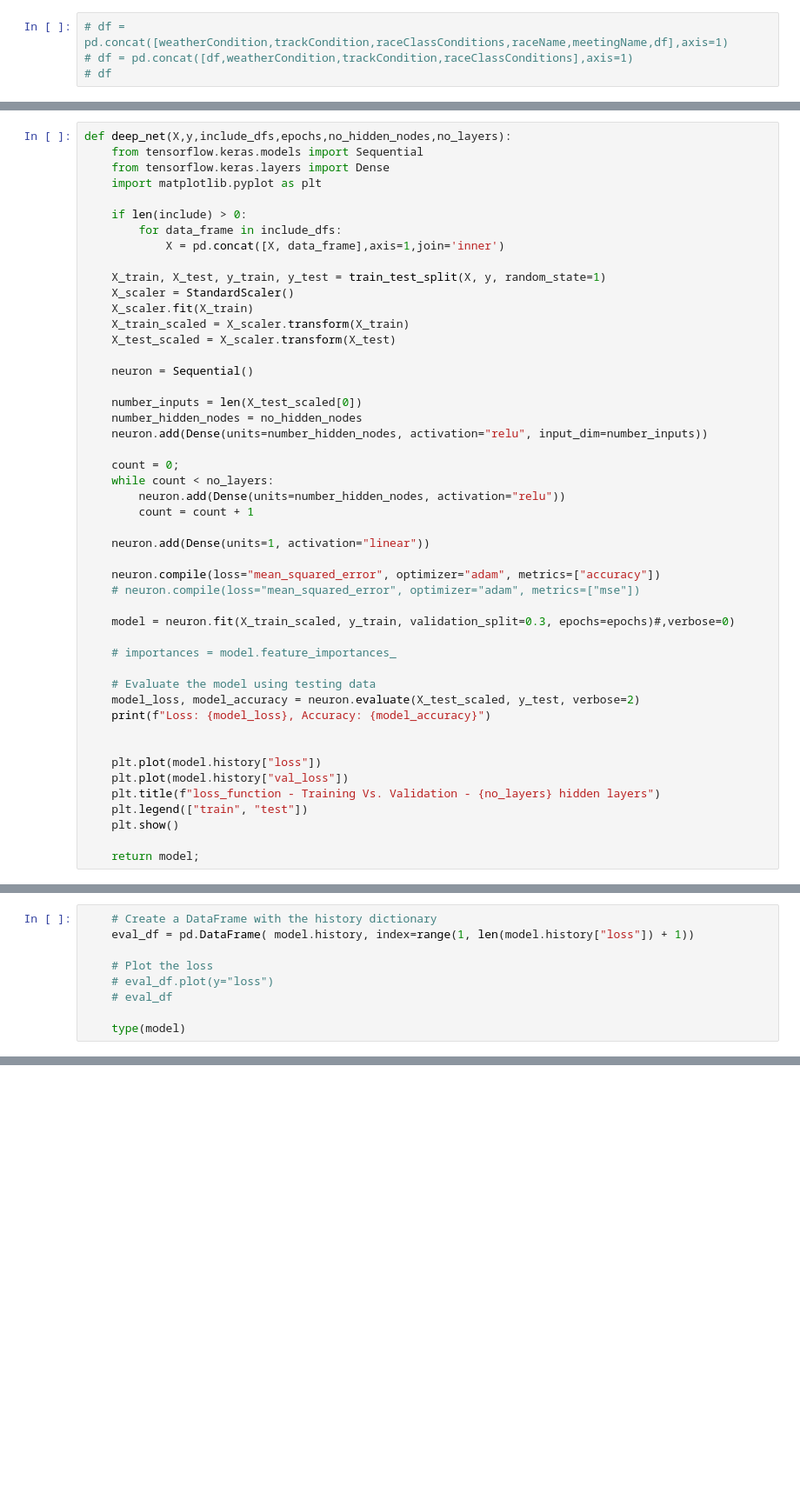
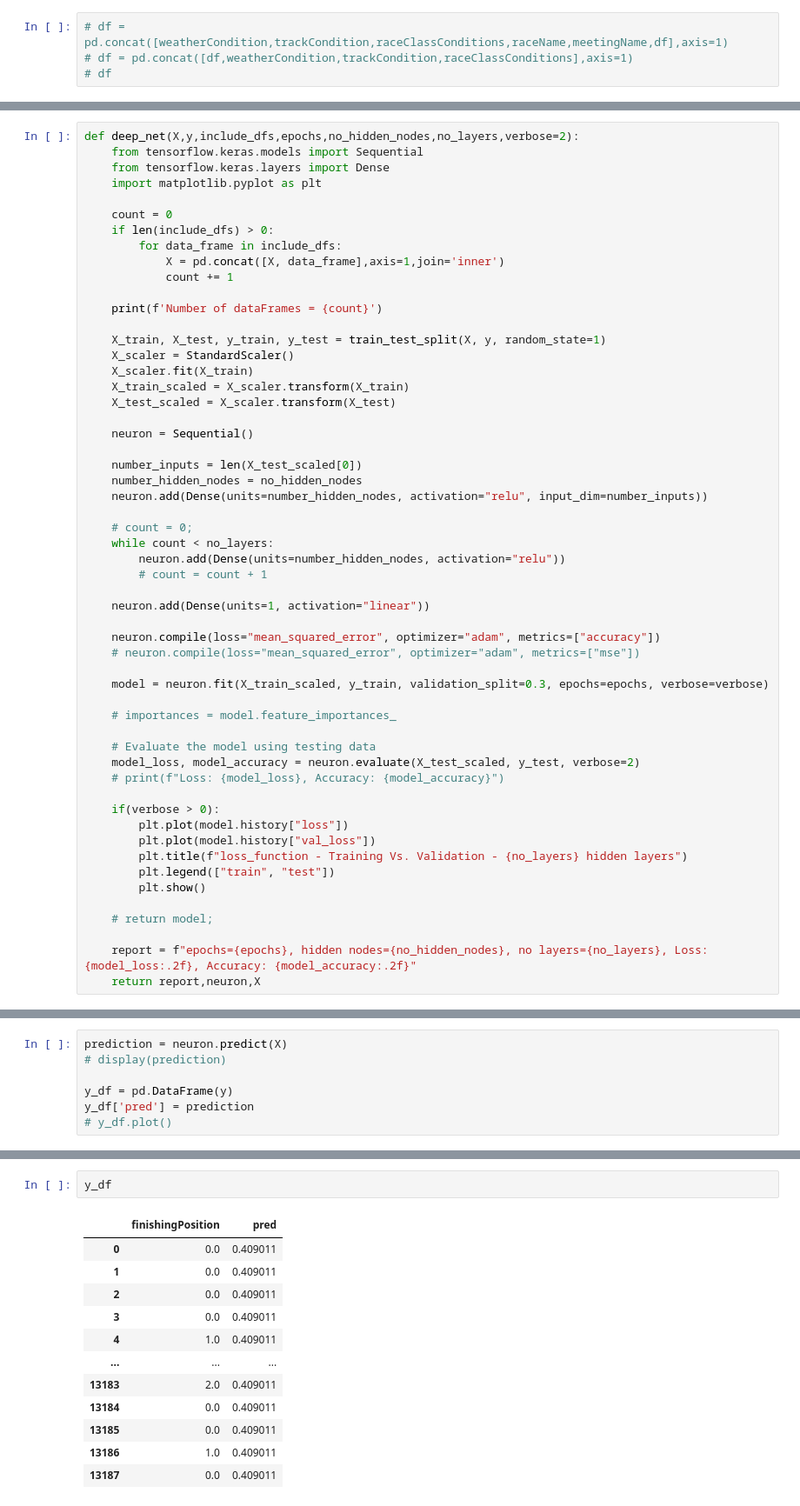
Before and after one commit to w-attson/bookie-on-bookies, a Jupyter notebook: nh_neural_net.ipynb, the cells around one changed output, grey strips where cells are left out. Shown at 87% size. Cells and saved outputs as stored; diff of their text form; blank space fills up the shorter version.

```diff
--- a/nh_neural_net.ipynb
+++ b/nh_neural_net.ipynb
@@ -110,12 +159,16 @@ X
 # %%
-def deep_net(X,y,include_dfs,epochs,no_hidden_nodes,no_layers):
+def deep_net(X,y,include_dfs,epochs,no_hidden_nodes,no_layers,verbose=2):
     from tensorflow.keras.models import Sequential
     from tensorflow.keras.layers import Dense
     import matplotlib.pyplot as plt
 
-    if len(include) > 0:
+    count = 0
+    if len(include_dfs) > 0:
         for data_frame in include_dfs:
             X = pd.concat([X, data_frame],axis=1,join='inner')
+            count += 1
+
+    print(f'Number of dataFrames = {count}')
 
     X_train, X_test, y_train, y_test = train_test_split(X, y, random_state=1)
     X_scaler = StandardScaler()
@@ -129,29 +182,32 @@ def deep_net(X,y,include_dfs,epochs,no_hidden_nodes,no_layers):
     number_hidden_nodes = no_hidden_nodes
     neuron.add(Dense(units=number_hidden_nodes, activation="relu", input_dim=number_inputs))
 
-    count = 0;
+    # count = 0;
     while count < no_layers:
         neuron.add(Dense(units=number_hidden_nodes, activation="relu"))
-        count = count + 1
+        # count = count + 1
 
     neuron.add(Dense(units=1, activation="linear"))
 
     neuron.compile(loss="mean_squared_error", optimizer="adam", metrics=["accuracy"])
     # neuron.compile(loss="mean_squared_error", optimizer="adam", metrics=["mse"])
 
-    model = neuron.fit(X_train_scaled, y_train, validation_split=0.3, epochs=epochs)#,verbose=0)
+    model = neuron.fit(X_train_scaled, y_train, validation_split=0.3, epochs=epochs, verbose=verbose)
 
     # importances = model.feature_importances_
 
     # Evaluate the model using testing data
     model_loss, model_accuracy = neuron.evaluate(X_test_scaled, y_test, verbose=2)
-    print(f"Loss: {model_loss}, Accuracy: {model_accuracy}")
+    # print(f"Loss: {model_loss}, Accuracy: {model_accuracy}")
 
+    if(verbose > 0):
+        plt.plot(model.history["loss"])
+        plt.plot(model.history["val_loss"])
+        plt.title(f"loss_function - Training Vs. Validation - {no_layers} hidden layers")
+        plt.legend(["train", "test"])
+        plt.show()
 
-    plt.plot(model.history["loss"])
-    plt.plot(model.history["val_loss"])
-    plt.title(f"loss_function - Training Vs. Validation - {no_layers} hidden layers")
-    plt.legend(["train", "test"])
-    plt.show()
+    # return model;
 
-    return model;
+    report = f"epochs={epochs}, hidden nodes={no_hidden_nodes}, no layers={no_layers}, Loss: {model_loss:.2f}, Accuracy: {model_accuracy:.2f}"
+    return report,neuron,X
@@ -205,10 +283,8 @@ Loss: 0.8137216567993164, Accuracy: 0.7801031470298767
 # %%
-    # Create a DataFrame with the history dictionary
-    eval_df = pd.DataFrame( model.history, index=range(1, len(model.history["loss"]) + 1))
+prediction = neuron.predict(X)
+# display(prediction)
 
-    # Plot the loss
-    # eval_df.plot(y="loss")
-    # eval_df
-
-    type(model)
+y_df = pd.DataFrame(y)
+y_df['pred'] = prediction
+# y_df.plot()
 # %% [output]
@@ -215,0 +292,15 @@ keras.src.callbacks.History
+# %%
+y_df
+# %% [output]
+|  | finishingPosition | pred |
+| 0 | 0.0 | 0.409011 |
+| 1 | 0.0 | 0.409011 |
+| 2 | 0.0 | 0.409011 |
+| 3 | 0.0 | 0.409011 |
+| 4 | 1.0 | 0.409011 |
+| ... | ... | ... |
+| 13183 | 2.0 | 0.409011 |
+| 13184 | 0.0 | 0.409011 |
+| 13185 | 0.0 | 0.409011 |
+| 13186 | 1.0 | 0.409011 |
+| 13187 | 0.0 | 0.409011 |
```
Also changed, not shown: parts of 15 cells of this notebook.
